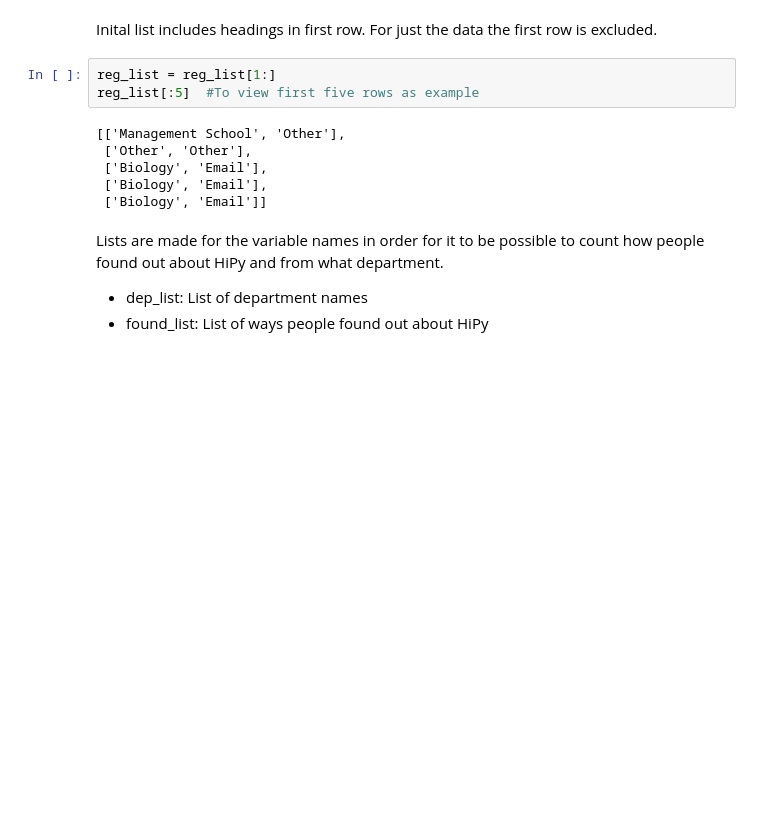
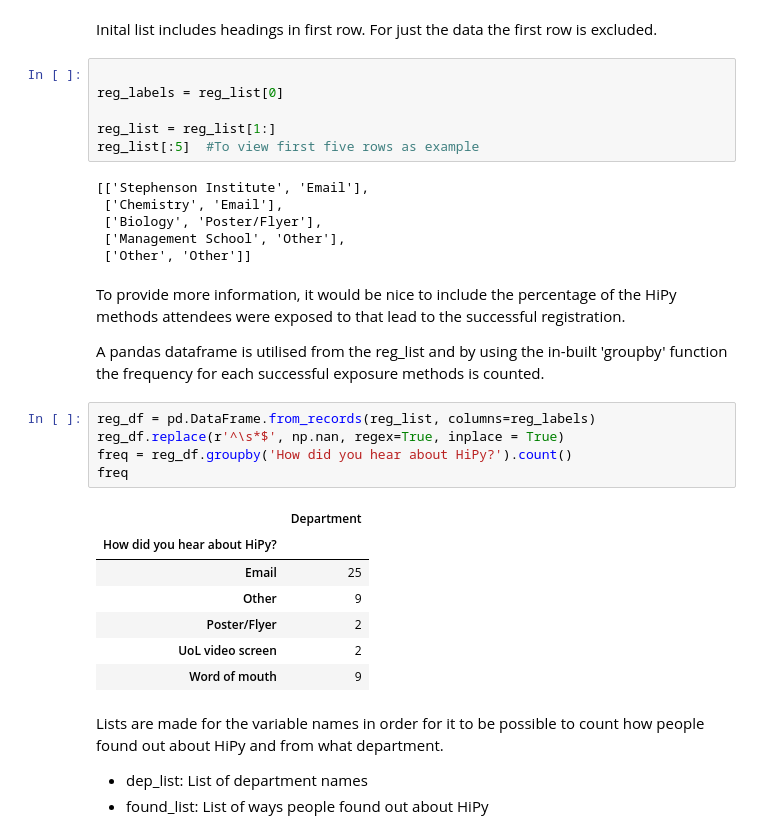
Before and after one commit to HiPyLiv/competitions, a Jupyter notebook: hello_python_fact/HiPy Competition - Registrations for 1st Nov Event FACT.ipynb, the cells around one changed output. Drawn from its saved outputs; the diff is of its cells as text; blank space fills up the shorter version.

```diff
--- a/hello_python_fact/HiPy Competition - Registrations for 1st Nov Event FACT.ipynb
+++ b/hello_python_fact/HiPy Competition - Registrations for 1st Nov Event FACT.ipynb
@@ -23,14 +43,34 @@ with open('registration_data.csv', newline='') as f:
 # %% [markdown]
 Inital list includes headings in first row. For just the data the first row is excluded.
 # %%
+
+reg_labels = reg_list[0]
+
 reg_list = reg_list[1:]
 reg_list[:5]  #To view first five rows as example
 # %% [output]
-[['Management School', 'Other'],
- ['Other', 'Other'],
- ['Biology', 'Email'],
- ['Biology', 'Email'],
- ['Biology', 'Email']]
+[['Stephenson Institute', 'Email'],
+ ['Chemistry', 'Email'],
+ ['Biology', 'Poster/Flyer'],
+ ['Management School', 'Other'],
+ ['Other', 'Other']]
+# %% [markdown]
+To provide more information, it would be nice to include the percentage of the HiPy methods attendees were exposed to that lead to the successful registration.
+
+A pandas dataframe is utilised from the reg_list and by using the in-built 'groupby' function the frequency for each successful exposure methods is counted.
+# %%
+reg_df = pd.DataFrame.from_records(reg_list, columns=reg_labels)
+reg_df.replace(r'^\s*$', np.nan, regex=True, inplace = True)
+freq = reg_df.groupby('How did you hear about HiPy?').count()
+freq
+# %% [output]
+|  | Department |
+| How did you hear about HiPy? |  |
+| Email | 25 |
+| Other | 9 |
+| Poster/Flyer | 2 |
+| UoL video screen | 2 |
+| Word of mouth | 9 |
 # %% [markdown]
 Lists are made for the variable names in order for it to be possible to count how people found out about HiPy and from what department.
 - dep_list: List of department names
```
Also changed, not shown: parts of 8 cells of this notebook.
